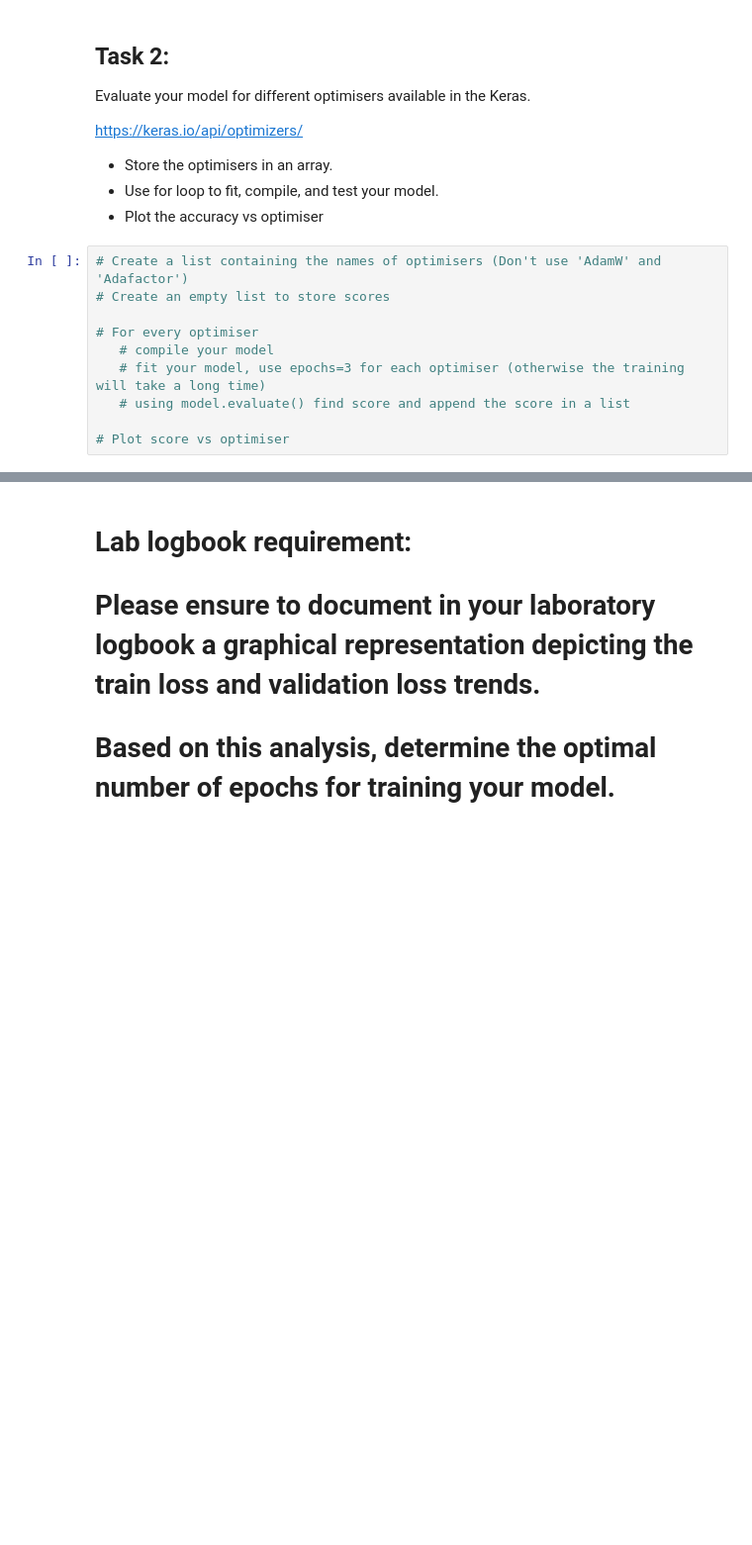
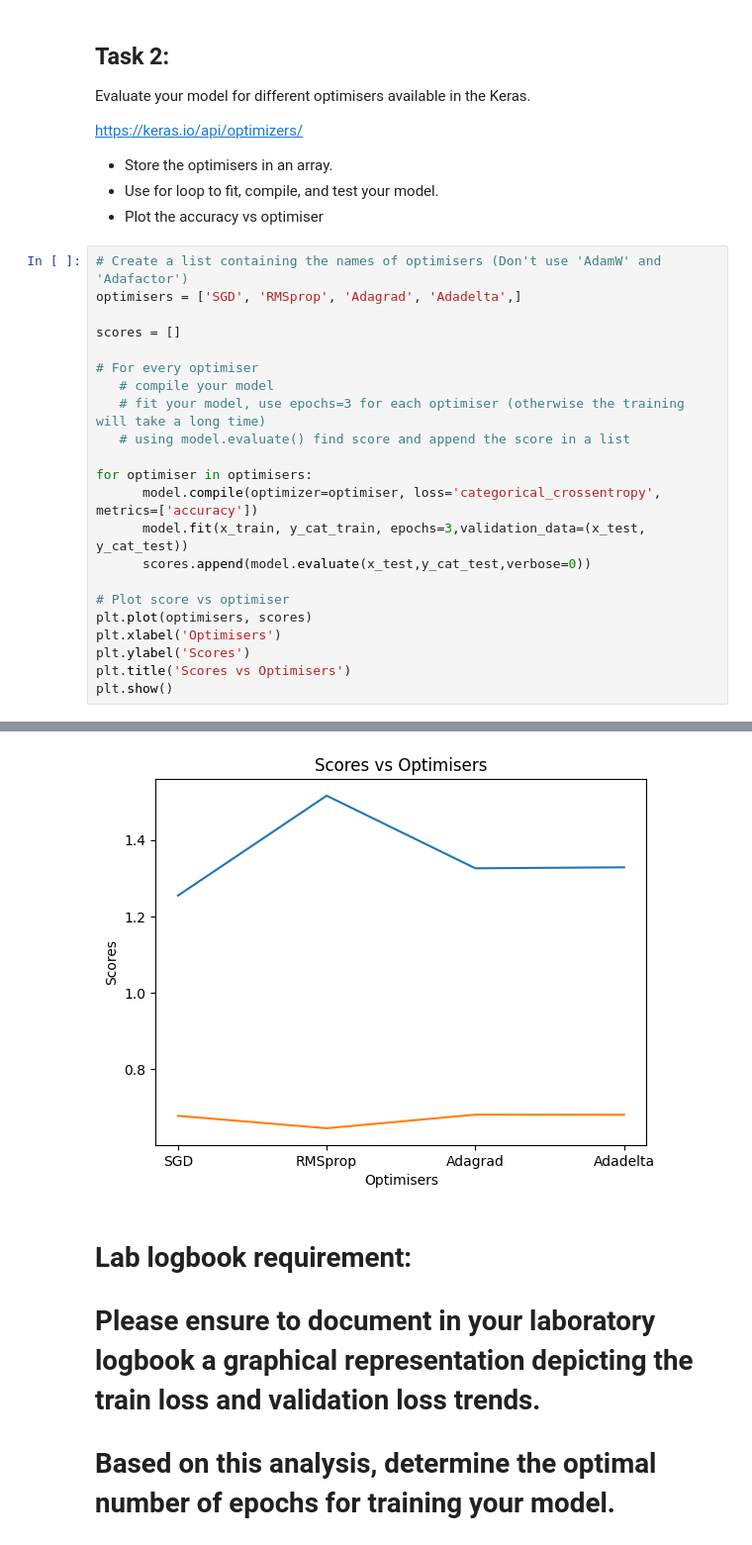
Before and after one commit to syeddhasnainn/aru-dl, a Jupyter notebook: Week_5_Convolution_Neural_Network.ipynb, the cells around one changed output, grey strips where cells are left out. Shown at 99% size. Saved outputs shown, nothing was run; the diff lists cells and outputs as text; blank space fills up the shorter version.

```diff
--- a/Week_5_Convolution_Neural_Network.ipynb
+++ b/Week_5_Convolution_Neural_Network.ipynb
@@ -321,11 +483,24 @@ https://keras.io/api/optimizers/
 - Plot the accuracy vs optimiser
 # %%
 # Create a list containing the names of optimisers (Don't use 'AdamW' and 'Adafactor')
-# Create an empty list to store scores
+optimisers = ['SGD', 'RMSprop', 'Adagrad', 'Adadelta',]
+
+scores = []
 
 # For every optimiser
    # compile your model
    # fit your model, use epochs=3 for each optimiser (otherwise the training will take a long time)
    # using model.evaluate() find score and append the score in a list
 
+for optimiser in optimisers:
+      model.compile(optimizer=optimiser, loss='categorical_crossentropy', metrics=['accuracy'])
+      model.fit(x_train, y_cat_train, epochs=3,validation_data=(x_test, y_cat_test))
+      scores.append(model.evaluate(x_test,y_cat_test,verbose=0))
+
 # Plot score vs optimiser
+plt.plot(optimisers, scores)
+plt.xlabel('Optimisers')
+plt.ylabel('Scores')
+plt.title('Scores vs Optimisers')
+plt.show()
+# %% [output]
@@ -332,3 +524,4 @@ https://keras.io/api/optimizers/
+[figure, added]
 # %% [markdown]
 # Lab logbook requirement:
 # Please ensure to document in your laboratory logbook a graphical representation depicting the train loss and validation loss trends.
```
Also changed, not shown: parts of 34 cells of this notebook, 6 other files.
